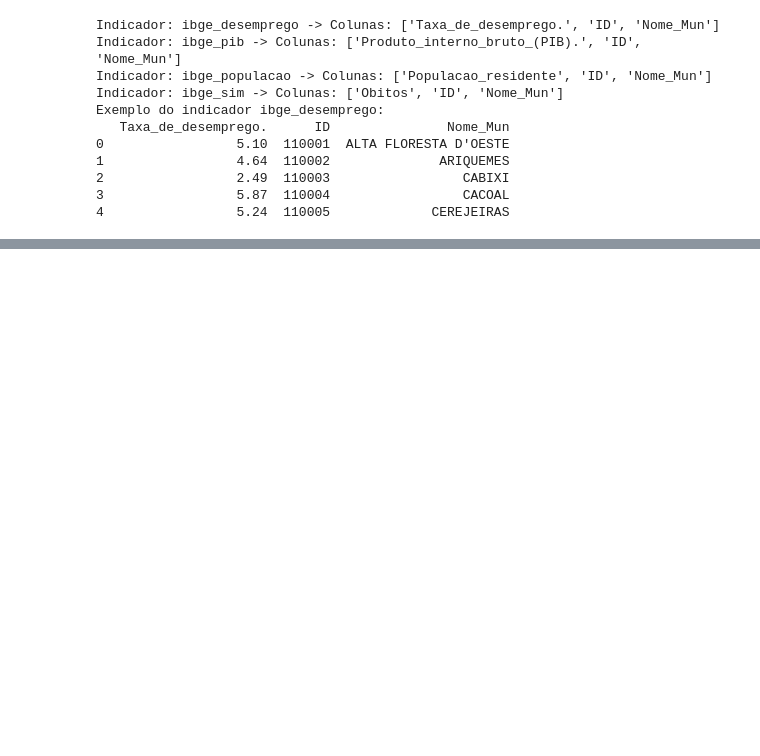
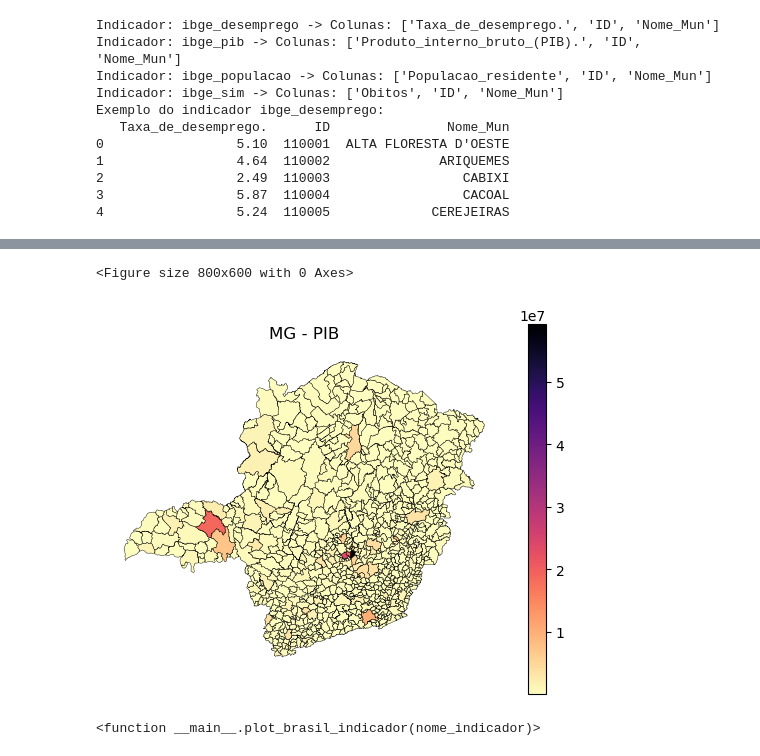
Before and after one commit to raphhax/FundamentosCienciaDados, a Jupyter notebook: Projeto/projeto2025.ipynb, the cells around one changed output, grey strips where cells are left out. Cells and saved outputs as stored; diff of their text form; code cells hidden in the pictures; blank space fills up the shorter version.

Commit message:
avançando com os primeiros mapas

```diff
--- a/Projeto/projeto2025.ipynb
+++ b/Projeto/projeto2025.ipynb
@@ -134,0 +148,34 @@ Executing transaction: ...working... done
+# %%
+#In:
+# Função auxiliar para pegar código da UF
+def sigla_to_cod(sigla):
+    sigla = sigla.lower()
+    uf_codigos = {
+        'ro': '11', 'ac': '12', 'am': '13', 'rr': '14', 'pa': '15', 'ap': '16', 'to': '17',
+        'ma': '21', 'pi': '22', 'ce': '23', 'rn': '24', 'pb': '25', 'pe': '26', 'al': '27', 'se': '28', 'ba': '29',
+        'mg': '31', 'es': '32', 'rj': '33', 'sp': '35',
+        'pr': '41', 'sc': '42', 'rs': '43',
+        'ms': '50', 'mt': '51', 'go': '52', 'df': '53'
+    }
+    return uf_codigos[sigla]
+
+# Dicionário com colunas e nomes bonitos
+coluna_por_indicador = {
+    'ibge_sim': 'Obitos',
+    'ibge_populacao': 'Populacao_residente',
+    'ibge_desemprego': 'Taxa_de_desemprego.',
+    'ibge_pib': 'Produto_interno_bruto_(PIB).'
+}
+
+nomes_bonitos = {
+    'ibge_pib': 'PIB',
+    'ibge_sim': 'Óbitos',
+    'ibge_populacao': 'População',
+    'ibge_desemprego': 'Desemprego (%)'
+}
+
+siglas_estados = [
+    'ac', 'al', 'am', 'ap', 'ba', 'ce', 'df', 'es', 'go',
+    'ma', 'mg', 'ms', 'mt', 'pa', 'pb', 'pe', 'pi', 'pr',
+    'rj', 'rn', 'ro', 'rr', 'rs', 'sc', 'se', 'sp', 'to'
+]
@@ -134,0 +310,11 @@ Executing transaction: ...working... done
+# %%
+
+pibMG = carregar_estado_mapa("mg", "ibge_pib")
+plotPibMG = plot_estado_indicador('mg', 'ibge_pib')
+# %% [output]
+<Figure size 800x600 with 0 Axes>
+[figure, added]
+# %%
+plot_brasil_indicador
+# %% [output]
+<function __main__.plot_brasil_indicador(nome_indicador)>
```
Also changed, not shown: parts of 10 cells of this notebook.
